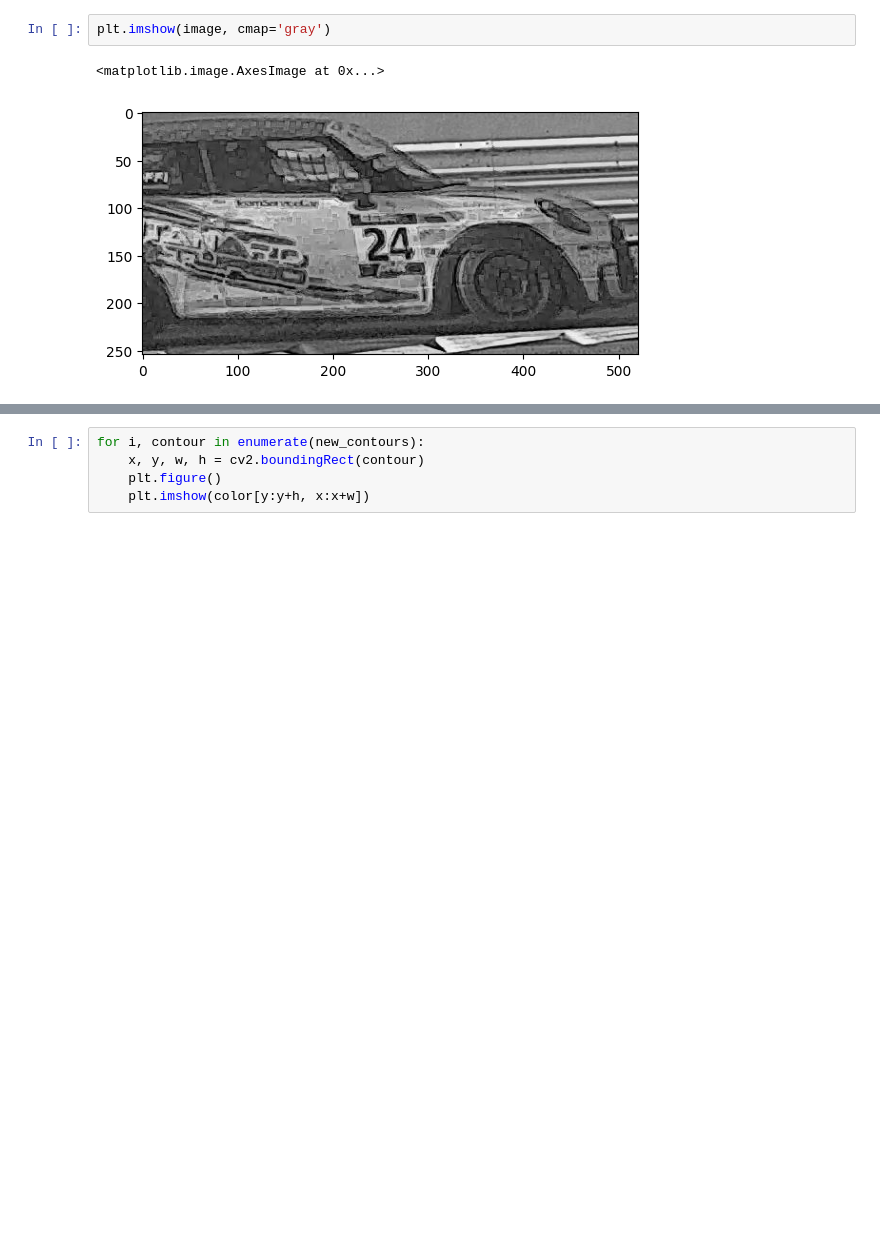
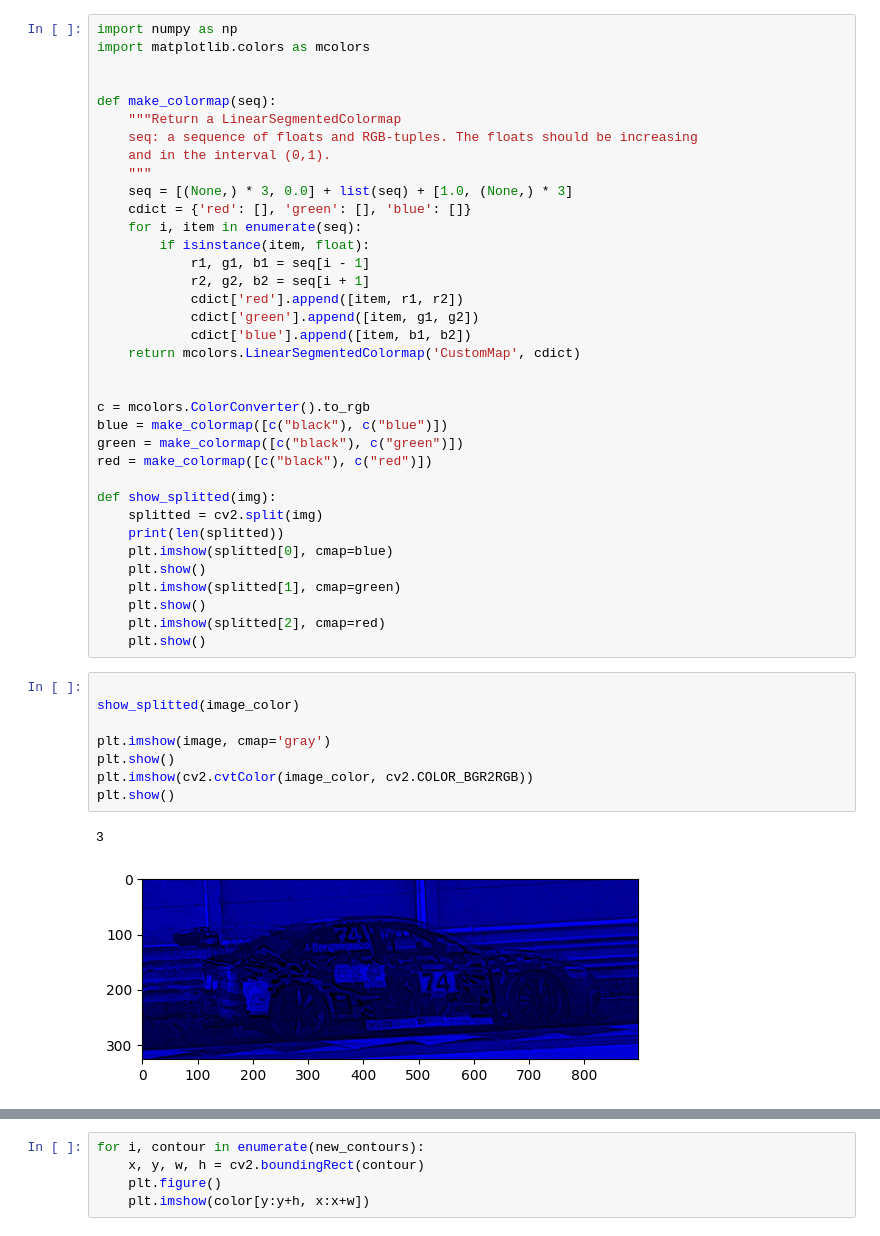
Before and after one commit to michelevantaggi02/riconoscimento_numeri, a Jupyter notebook: notebooks/adaptiveThreshold.ipynb, the cells around one changed output, grey strips where cells are left out. Cells and saved outputs as stored; diff of their text form; blank space fills up the shorter version.

```diff
--- a/notebooks/adaptiveThreshold.ipynb
+++ b/notebooks/adaptiveThreshold.ipynb
@@ -8,5 +20,47 @@ image = cv2.imread(image_path, cv2.IMREAD_GRAYSCALE)
-# %%
-plt.imshow(image, cmap='gray')
-# %% [output]
-<matplotlib.image.AxesImage at 0x...>
-[figure, removed]
+# %%
+import numpy as np
+import matplotlib.colors as mcolors
+
+
+def make_colormap(seq):
+    """Return a LinearSegmentedColormap
+    seq: a sequence of floats and RGB-tuples. The floats should be increasing
+    and in the interval (0,1).
+    """
+    seq = [(None,) * 3, 0.0] + list(seq) + [1.0, (None,) * 3]
+    cdict = {'red': [], 'green': [], 'blue': []}
+    for i, item in enumerate(seq):
+        if isinstance(item, float):
+            r1, g1, b1 = seq[i - 1]
+            r2, g2, b2 = seq[i + 1]
+            cdict['red'].append([item, r1, r2])
+            cdict['green'].append([item, g1, g2])
+            cdict['blue'].append([item, b1, b2])
+    return mcolors.LinearSegmentedColormap('CustomMap', cdict)
+
+
+c = mcolors.ColorConverter().to_rgb
+blue = make_colormap([c("black"), c("blue")])
+green = make_colormap([c("black"), c("green")])
+red = make_colormap([c("black"), c("red")])
+
+def show_splitted(img):
+    splitted = cv2.split(img)
+    print(len(splitted))
+    plt.imshow(splitted[0], cmap=blue)
+    plt.show()
+    plt.imshow(splitted[1], cmap=green)
+    plt.show()
+    plt.imshow(splitted[2], cmap=red)
+    plt.show()
+# %%
+
+show_splitted(image_color)
+
+plt.imshow(image, cmap='gray')
+plt.show()
+plt.imshow(cv2.cvtColor(image_color, cv2.COLOR_BGR2RGB))
+plt.show()
+# %% [output]
+3
+[figure, added]
```
Also changed, not shown: parts of 11 cells of this notebook, 1 other file.
